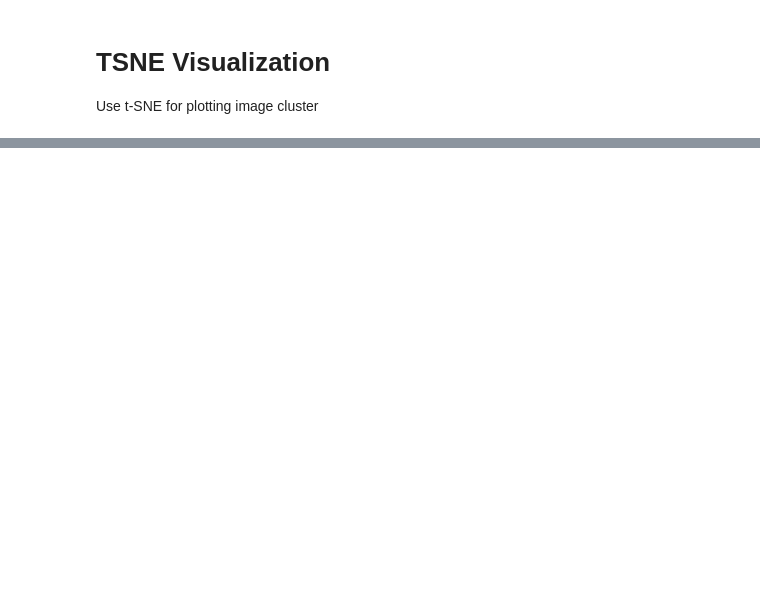
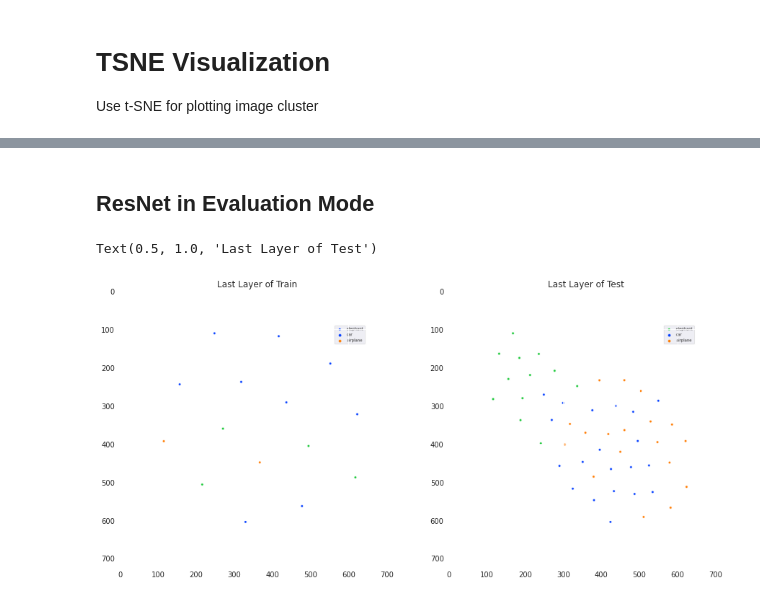
Before and after one commit to haleyhfeng/-cmpe297-special_topics, a Jupyter notebook: HW1/hw1.1-Pytorch_SimCLR.ipynb, the cells around one changed output, grey strips where cells are left out. Cells and saved outputs as stored; diff of their text form; code cells hidden in the pictures; blank space fills up the shorter version.

```diff
--- a/HW1/hw1.1-Pytorch_SimCLR.ipynb
+++ b/HW1/hw1.1-Pytorch_SimCLR.ipynb
@@ -267,7 +298,7 @@ plt.show()
 class LinearNet(nn.Module):
   def __init__(self):
       super(LinearNet, self).__init__()
-      self.fc1 = torch.nn.Linear(512, 5)
+      self.fc1 = torch.nn.Linear(25, 5)
 
   def forward(self, x):
       x = self.fc1(x)
@@ -392,18 +423,19 @@ Test Loss = 23.894131342569988 Test Accuracy = 0.424
 Use t-SNE for plotting image cluster
 # %%
 # To plot t-SNE visualizations
-def plot_vecs_n_labels(v,labels):
+def plot_vecs_n_labels(v,labels,fname):
     fig = plt.figure(figsize = (10, 10))
     plt.axis('off')
     sns.set_style("darkgrid")
-    sns.scatterplot(v[:,0], v[:,1], hue=labels, legend='full')
-    plt.legend(['car', 'dog', 'elephant','cat','airplane'])
-    plt.show()
+    sns.scatterplot(v[:,0], v[:,1], hue=labels, legend='full', palette=sns.color_palette("bright", 3))
+    plt.legend(['elephant','car','airplane'])
+    plt.savefig(fname)
+    plt.close()
 
-def plot_helper(resnet, dataset):
+def plot_helper(resnet, dataset, fname):
   for (_, sample_batched) in enumerate(dataset):
     x = sample_batched['image']
     y = resnet(x)
     y_tsne = tsne.fit_transform(y.data)
     labels = sample_batched['label']
-    plot_vecs_n_labels(y_tsne,labels)
+    plot_vecs_n_labels(y_tsne,labels,fname)
@@ -451,0 +442,18 @@ plot_helper(resnet, dataloader_testing_dataset, 'tsne_hidden_test.png')
+# %% [markdown]
+## ResNet in Evaluation Mode
+# %%
+resnet.eval()
+plot_helper(resnet, dataloader_training_dataset, 'tsne_train_last_layer.png') # 10% training dataset
+plot_helper(resnet, dataloader_testing_dataset, 'tsne_test_last_layer.png') #testing dataset
+
+image1 = Image.open("/content/tsne_train_last_layer.png")
+image2 = Image.open("/content/tsne_test_last_layer.png")
+
+fig, axes = plt.subplots(nrows=1, ncols=2, figsize=(15, 15))
+axes[0].imshow(image1)
+axes[0].set_title('Last Layer of Train')
+axes[1].imshow(image2)
+axes[1].set_title('Last Layer of Test')
+# %% [output]
+Text(0.5, 1.0, 'Last Layer of Test')
+[figure, added]
```
Also changed, not shown: parts of 16 cells of this notebook, 2 other files.
